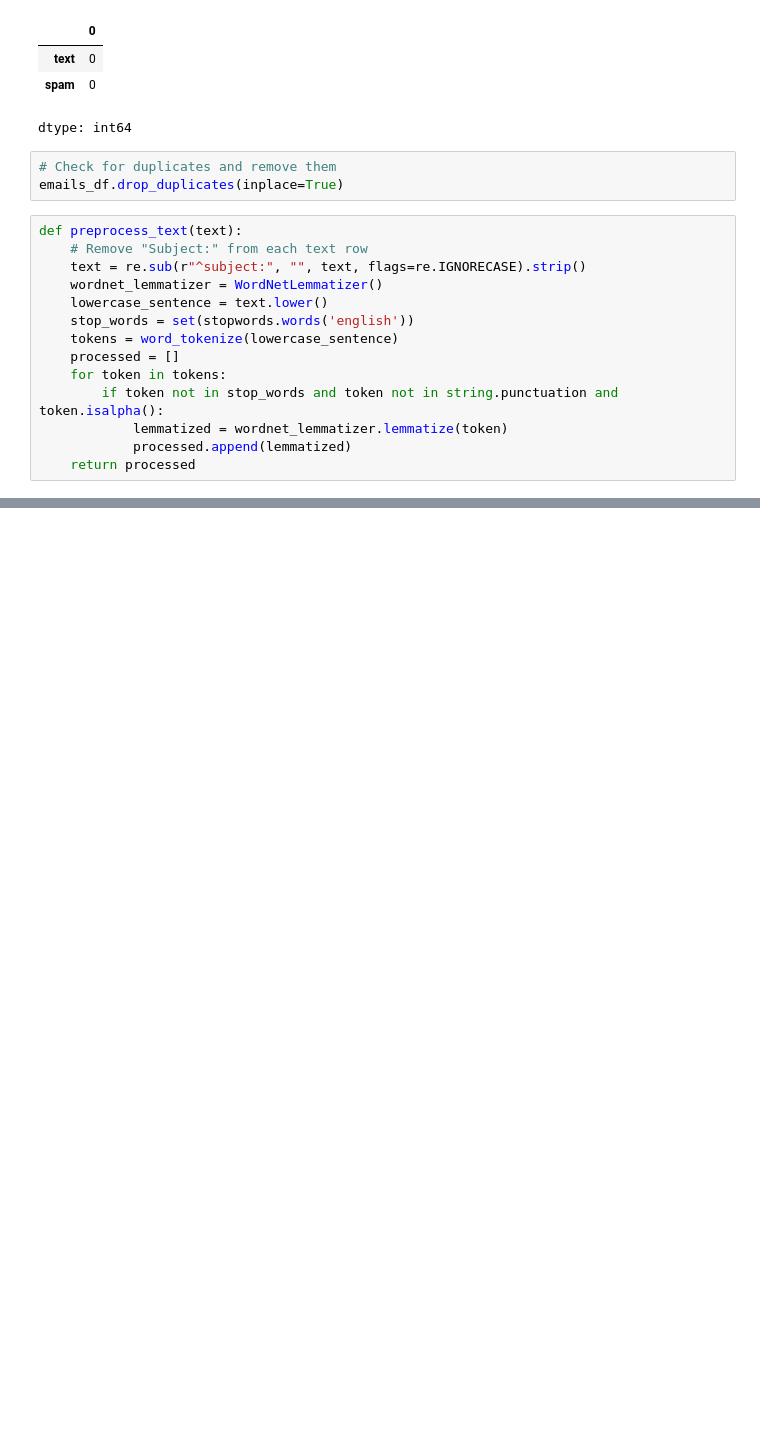
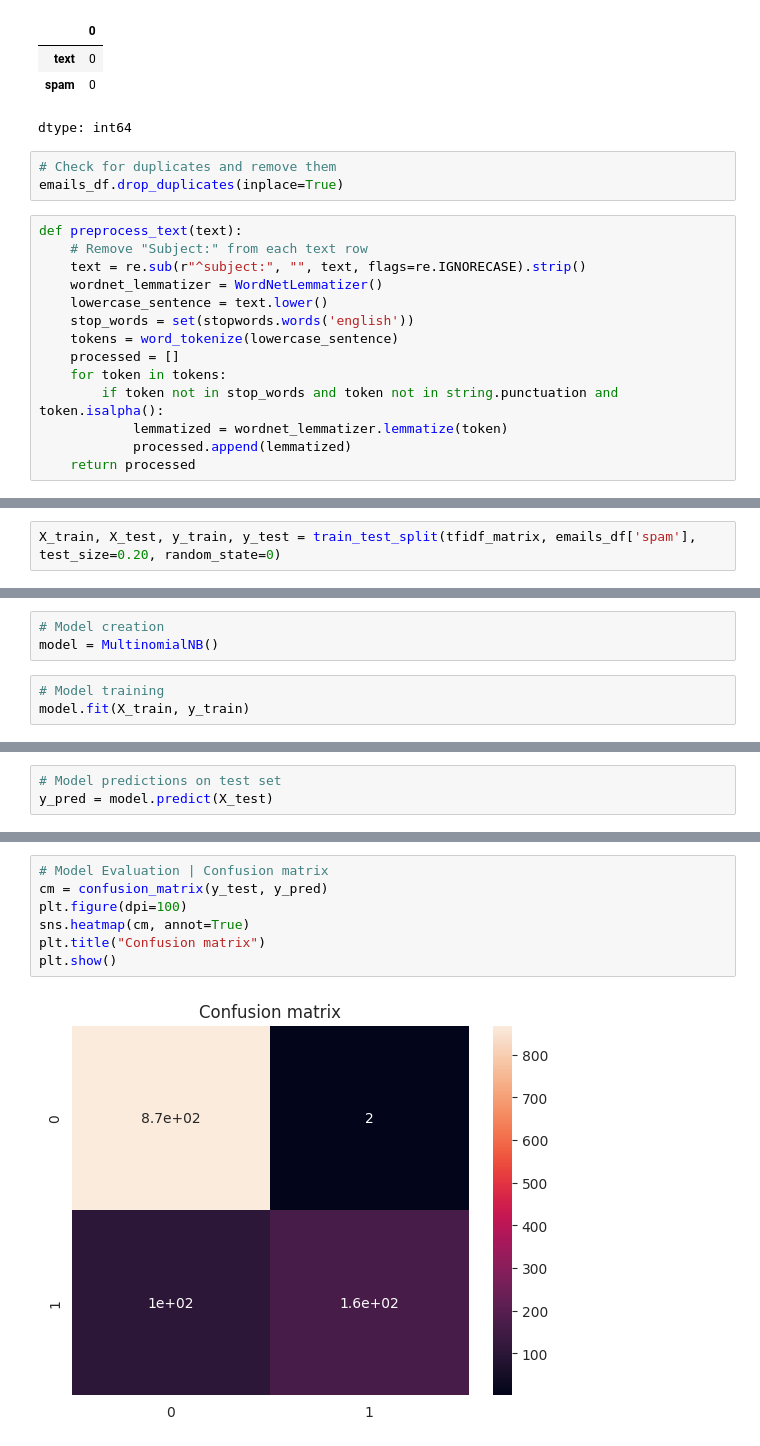
Before and after one commit to Avas77/email-spam-detection, a Jupyter notebook: Spam_Detection.ipynb, the cells around one changed output, grey strips where cells are left out. Saved outputs shown, nothing was run; the diff lists cells and outputs as text; blank space fills up the shorter version.

```diff
--- a/Spam_Detection.ipynb
+++ b/Spam_Detection.ipynb
@@ -144,0 +139,2 @@ Feature Extration
+# %%
+X_train, X_test, y_train, y_test = train_test_split(tfidf_matrix, emails_df['spam'], test_size=0.20, random_state=0)
@@ -144,0 +143,6 @@ Feature Extration
+# %%
+# Model creation
+model = MultinomialNB()
+# %%
+# Model training
+model.fit(X_train, y_train)
@@ -144,0 +151,3 @@ Feature Extration
+# %%
+# Model predictions on test set
+y_pred = model.predict(X_test)
@@ -144,0 +165,9 @@ Feature Extration
+# %%
+# Model Evaluation | Confusion matrix
+cm = confusion_matrix(y_test, y_pred)
+plt.figure(dpi=100)
+sns.heatmap(cm, annot=True)
+plt.title("Confusion matrix")
+plt.show()
+# %% [output]
+[figure, added]
```
Also changed, not shown: parts of 11 cells of this notebook.
